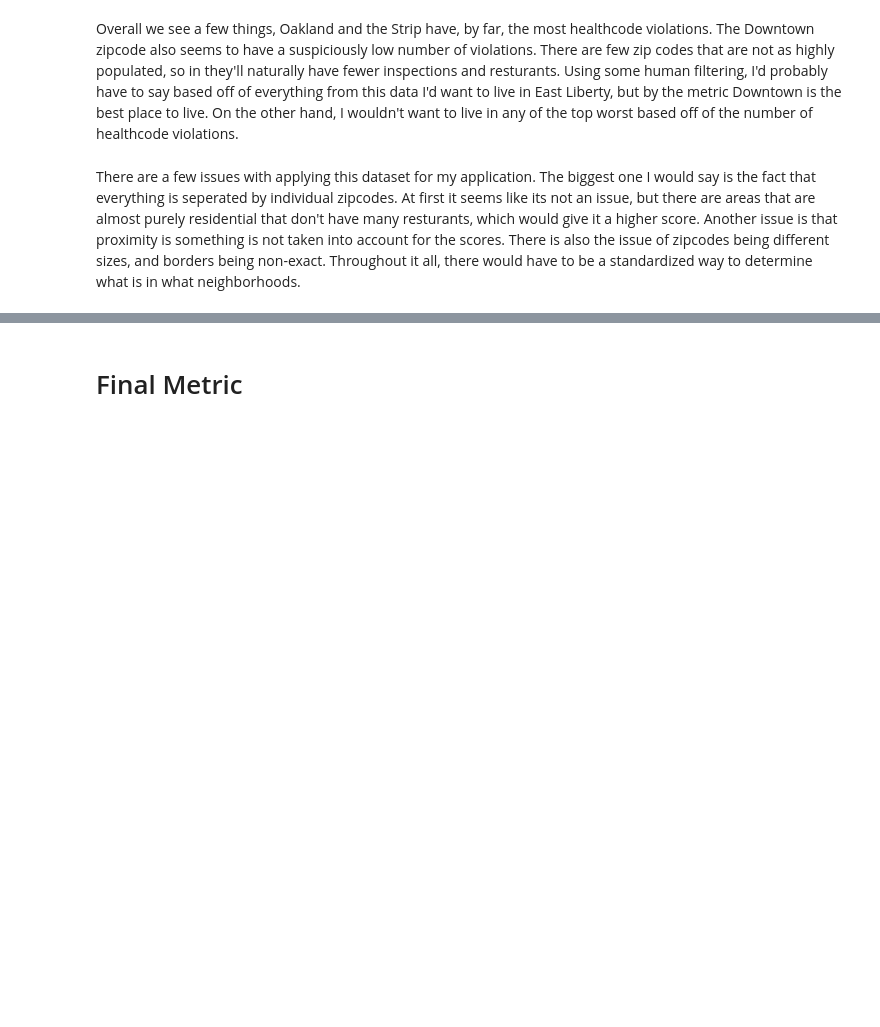
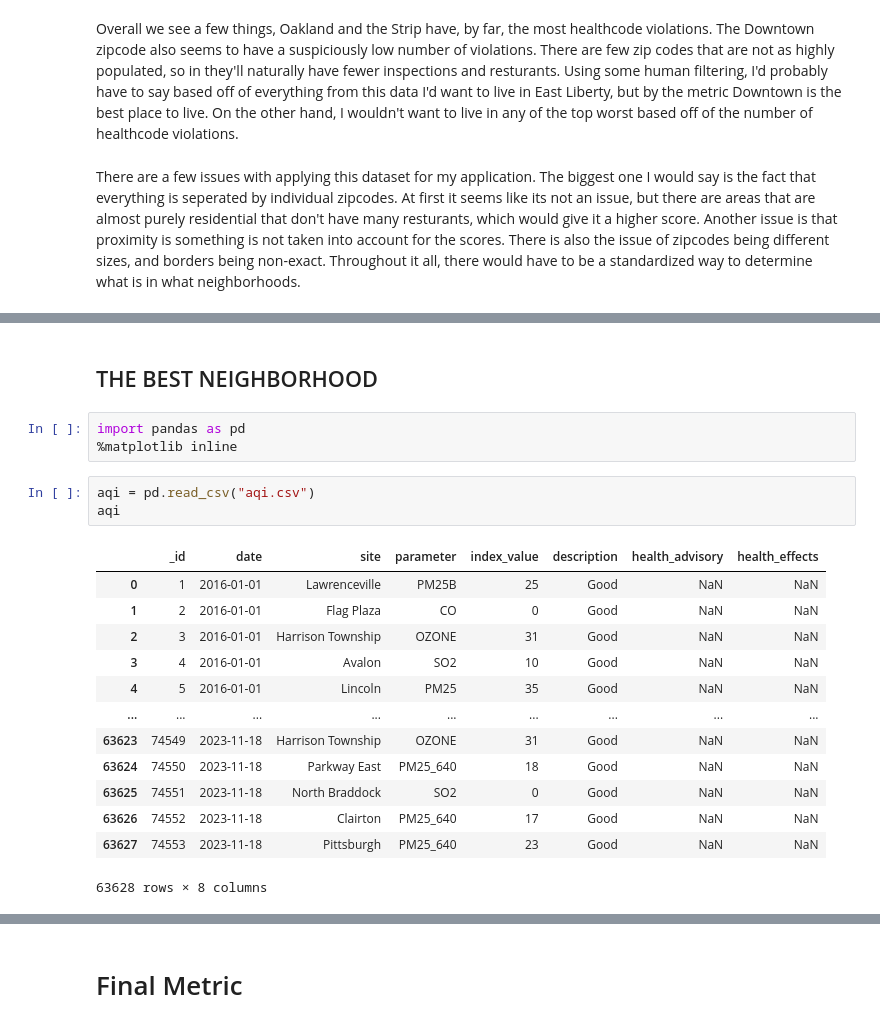
Before and after one commit to nosra/BigIdeasFinalProject, a Jupyter notebook: Final-Report.ipynb, the cells around one changed output, grey strips where cells are left out. Cells and saved outputs as stored; diff of their text form; blank space fills up the shorter version.

```diff
--- a/Final-Report.ipynb
+++ b/Final-Report.ipynb
@@ -140,0 +147,22 @@ There are a few issues with applying this dataset for my application. The bigges
+# %% [markdown]
+## THE BEST NEIGHBORHOOD
+# %%
+import pandas as pd
+%matplotlib inline
+# %%
+aqi = pd.read_csv("aqi.csv")
+aqi
+# %% [output]
+|  | _id | date | site | parameter | index_value | description | health_advisory | health_effects |
+| 0 | 1 | 2016-01-01 | Lawrenceville | PM25B | 25 | Good | NaN | NaN |
+| 1 | 2 | 2016-01-01 | Flag Plaza | CO | 0 | Good | NaN | NaN |
+| 2 | 3 | 2016-01-01 | Harrison Township | OZONE | 31 | Good | NaN | NaN |
+| 3 | 4 | 2016-01-01 | Avalon | SO2 | 10 | Good | NaN | NaN |
+| 4 | 5 | 2016-01-01 | Lincoln | PM25 | 35 | Good | NaN | NaN |
+| ... | ... | ... | ... | ... | ... | ... | ... | ... |
+| 63623 | 74549 | 2023-11-18 | Harrison Township | OZONE | 31 | Good | NaN | NaN |
+| 63624 | 74550 | 2023-11-18 | Parkway East | PM25_640 | 18 | Good | NaN | NaN |
+| 63625 | 74551 | 2023-11-18 | North Braddock | SO2 | 0 | Good | NaN | NaN |
+| 63626 | 74552 | 2023-11-18 | Clairton | PM25_640 | 17 | Good | NaN | NaN |
+| 63627 | 74553 | 2023-11-18 | Pittsburgh | PM25_640 | 23 | Good | NaN | NaN |
+63628 rows × 8 columns
```
Also changed, not shown: parts of 9 cells of this notebook.
